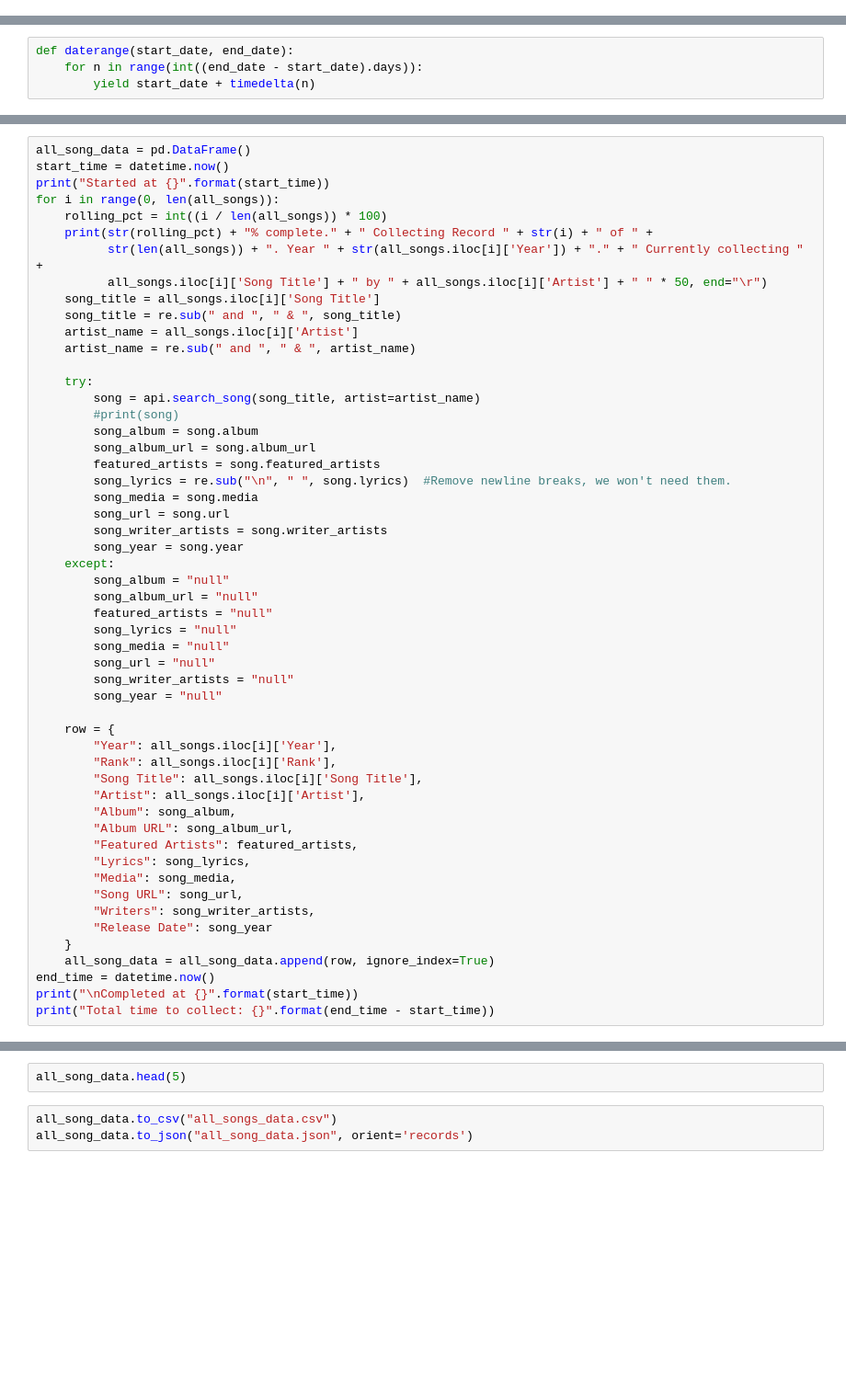
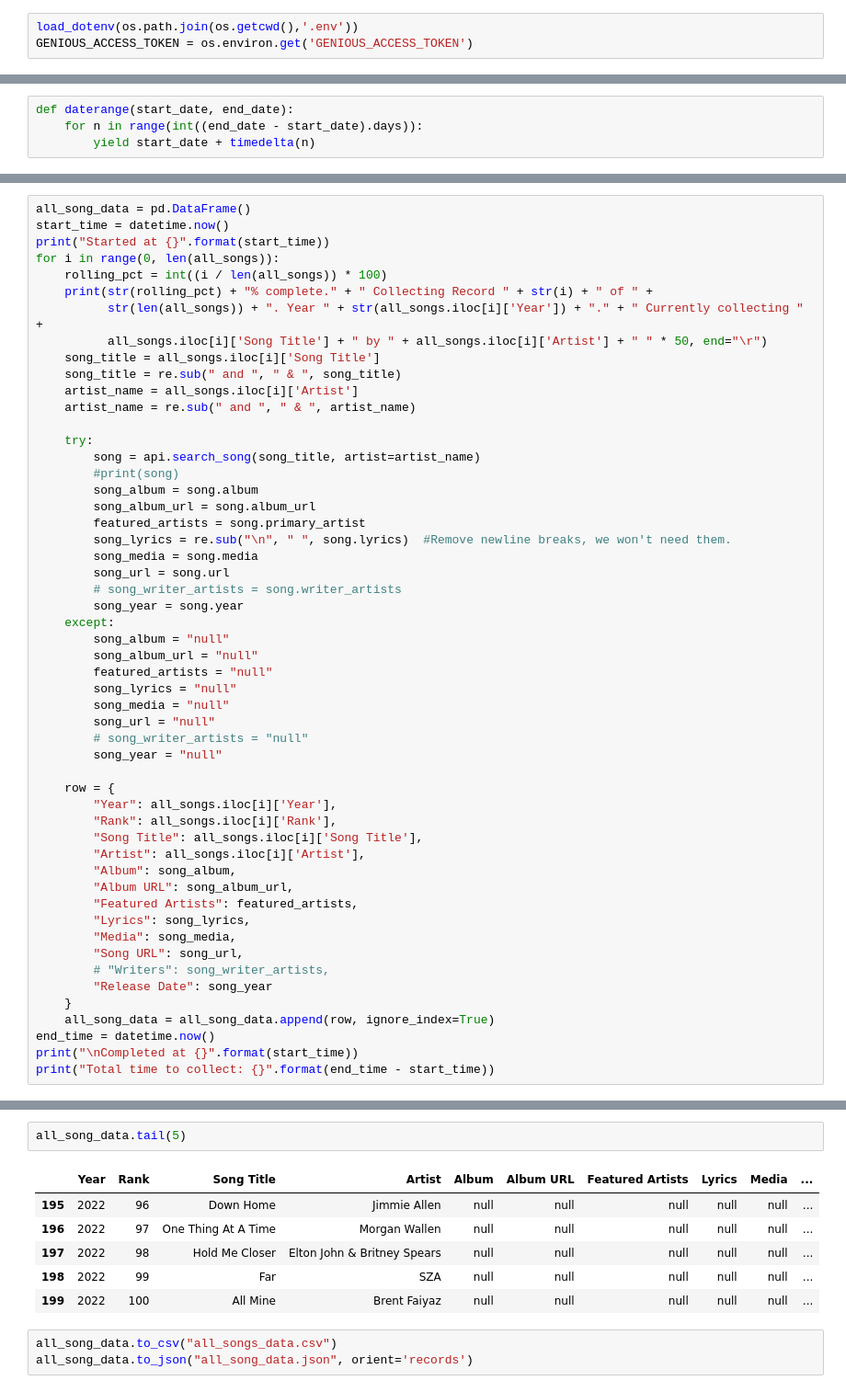
Before and after one commit to igorktech/lyrics-sentiment-analysis, a Jupyter notebook: lyrics_sentiment_analysis.ipynb, the cells around one changed output, grey strips where cells are left out. Shown at 92% size. Saved outputs shown, nothing was run; the diff lists cells and outputs as text; blank space fills up the shorter version.

```diff
--- a/lyrics_sentiment_analysis.ipynb
+++ b/lyrics_sentiment_analysis.ipynb
@@ -60,3 +87,6 @@ Successfully installed python-dotenv-1.0.0
+# %%
+load_dotenv(os.path.join(os.getcwd(),'.env'))
+GENIOUS_ACCESS_TOKEN = os.environ.get('GENIOUS_ACCESS_TOKEN')
 # %%
 import pandas as pd
 import numpy as np
@@ -193,11 +227,11 @@ for i in range(0, len(all_songs)):
         #print(song)
         song_album = song.album
         song_album_url = song.album_url
-        featured_artists = song.featured_artists
+        featured_artists = song.primary_artist
         song_lyrics = re.sub("\n", " ", song.lyrics)  #Remove newline breaks, we won't need them.
         song_media = song.media
         song_url = song.url
-        song_writer_artists = song.writer_artists
+        # song_writer_artists = song.writer_artists
         song_year = song.year
     except:
         song_album = "null"
@@ -206,7 +240,7 @@ for i in range(0, len(all_songs)):
         song_lyrics = "null"
         song_media = "null"
         song_url = "null"
-        song_writer_artists = "null"
+        # song_writer_artists = "null"
         song_year = "null"
 
     row = {
@@ -220,7 +254,7 @@ for i in range(0, len(all_songs)):
         "Lyrics": song_lyrics,
         "Media": song_media,
         "Song URL": song_url,
-        "Writers": song_writer_artists,
+        # "Writers": song_writer_artists,
         "Release Date": song_year
     }
     all_song_data = all_song_data.append(row, ignore_index=True)
@@ -230,5 +277,12 @@ print("Total time to collect: {}".format(end_time - start_time))
 # %%
-all_song_data.head(5)
+all_song_data.tail(5)
+# %% [output]
+|  | Year | Rank | Song Title | Artist | Album | Album URL | Featured Artists | Lyrics | Media | ... |
+| 195 | 2022 | 96 | Down Home | Jimmie Allen | null | null | null | null | null | ... |
+| 196 | 2022 | 97 | One Thing At A Time | Morgan Wallen | null | null | null | null | null | ... |
+| 197 | 2022 | 98 | Hold Me Closer | Elton John & Britney Spears | null | null | null | null | null | ... |
+| 198 | 2022 | 99 | Far | SZA | null | null | null | null | null | ... |
+| 199 | 2022 | 100 | All Mine | Brent Faiyaz | null | null | null | null | null | ... |
 # %%
 all_song_data.to_csv("all_songs_data.csv")
 all_song_data.to_json("all_song_data.json", orient='records')
```
Also changed, not shown: parts of 15 cells of this notebook.
